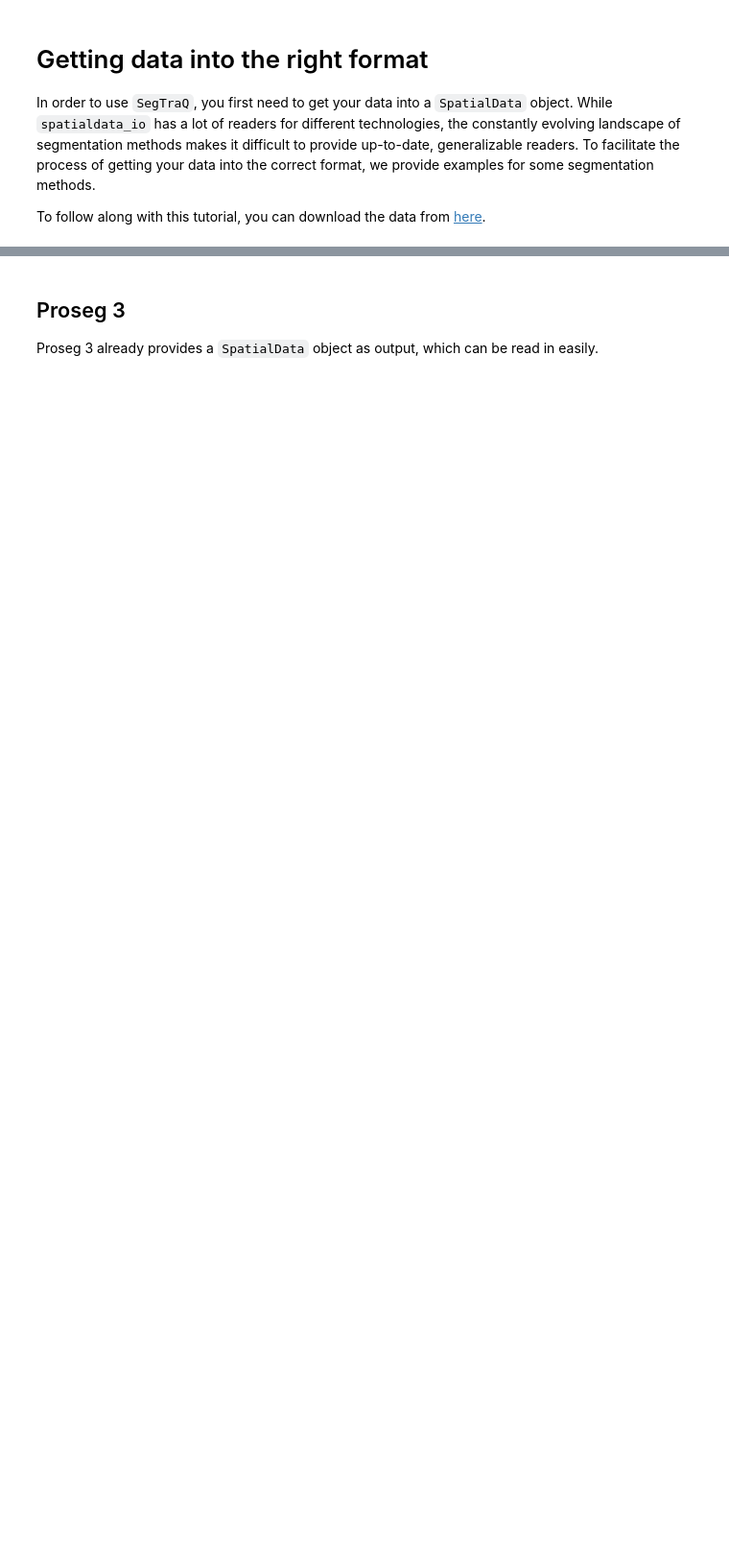
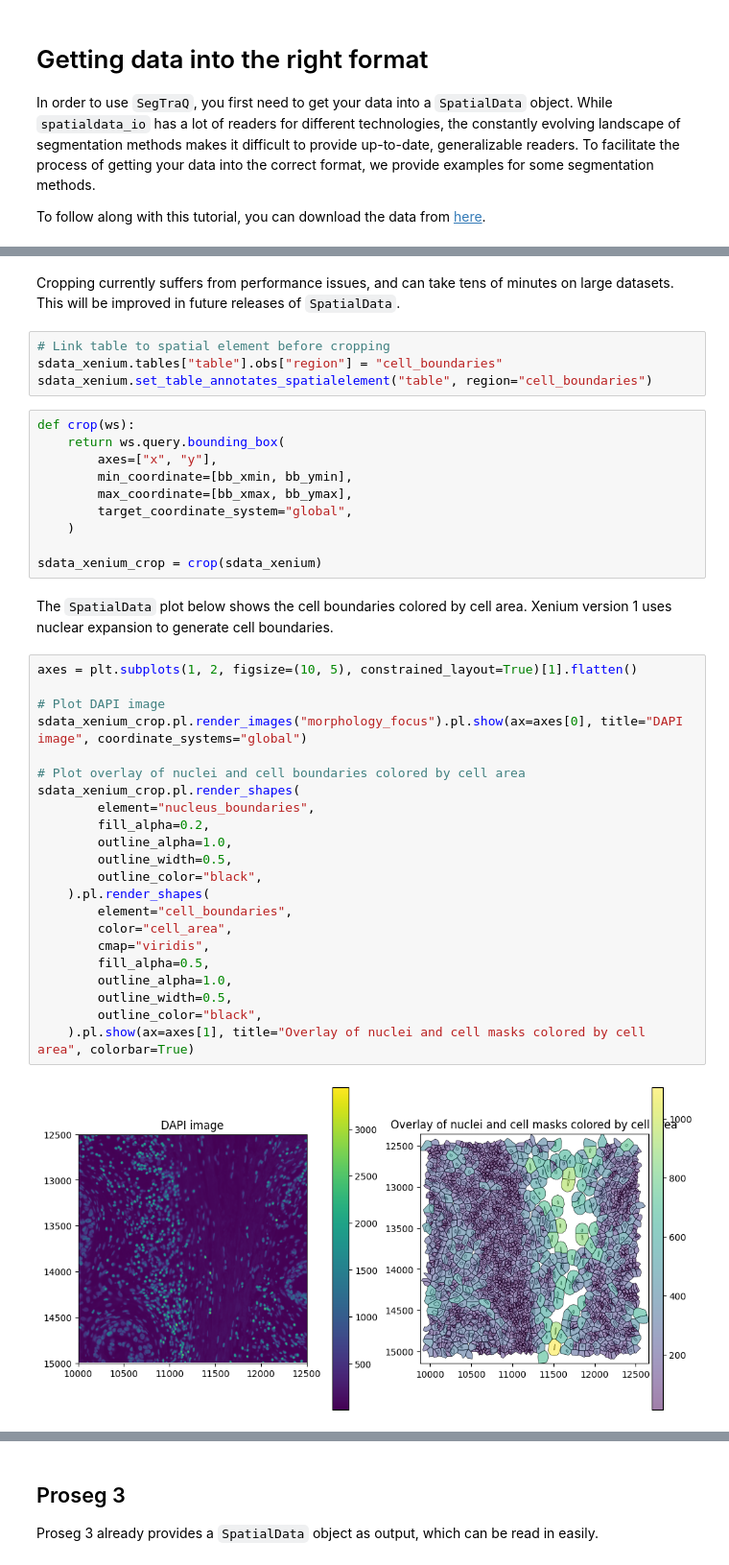
Before and after one commit to LazDaria/SegTraQ, a Jupyter notebook: docs/notebooks/io.ipynb, the cells around one changed output, grey strips where cells are left out. Shown at 96% size. Cells and saved outputs as stored; diff of their text form; blank space fills up the shorter version.

```diff
--- a/docs/notebooks/io.ipynb
+++ b/docs/notebooks/io.ipynb
@@ -203,0 +80,42 @@ sdata_xenium.pl.render_shapes("cell_boundaries", color="cell_area").pl.show(
+# %% [markdown]
+Cropping currently suffers from performance issues, and can take tens of minutes on large datasets. This will be improved in future releases of `SpatialData`.
+# %%
+# Link table to spatial element before cropping
+sdata_xenium.tables["table"].obs["region"] = "cell_boundaries"
+sdata_xenium.set_table_annotates_spatialelement("table", region="cell_boundaries")
+# %%
+def crop(ws):
+    return ws.query.bounding_box(
+        axes=["x", "y"],
+        min_coordinate=[bb_xmin, bb_ymin],
+        max_coordinate=[bb_xmax, bb_ymax],
+        target_coordinate_system="global",
+    )
+
+sdata_xenium_crop = crop(sdata_xenium)
+# %% [markdown]
+The `SpatialData` plot below shows the cell boundaries colored by cell area. Xenium version 1 uses nuclear expansion to generate cell boundaries.
+# %%
+axes = plt.subplots(1, 2, figsize=(10, 5), constrained_layout=True)[1].flatten()
+
+# Plot DAPI image
+sdata_xenium_crop.pl.render_images("morphology_focus").pl.show(ax=axes[0], title="DAPI image", coordinate_systems="global")
+
+# Plot overlay of nuclei and cell boundaries colored by cell area
+sdata_xenium_crop.pl.render_shapes(
+        element="nucleus_boundaries",
+        fill_alpha=0.2,
+        outline_alpha=1.0,
+        outline_width=0.5,
+        outline_color="black",
+    ).pl.render_shapes(
+        element="cell_boundaries",
+        color="cell_area",
+        cmap="viridis",
+        fill_alpha=0.5,
+        outline_alpha=1.0,
+        outline_width=0.5,
+        outline_color="black",
+    ).pl.show(ax=axes[1], title="Overlay of nuclei and cell masks colored by cell area", colorbar=True)
+# %% [output]
+[figure, added]
```
Also changed, not shown: parts of 63 cells of this notebook, 1 other file.
